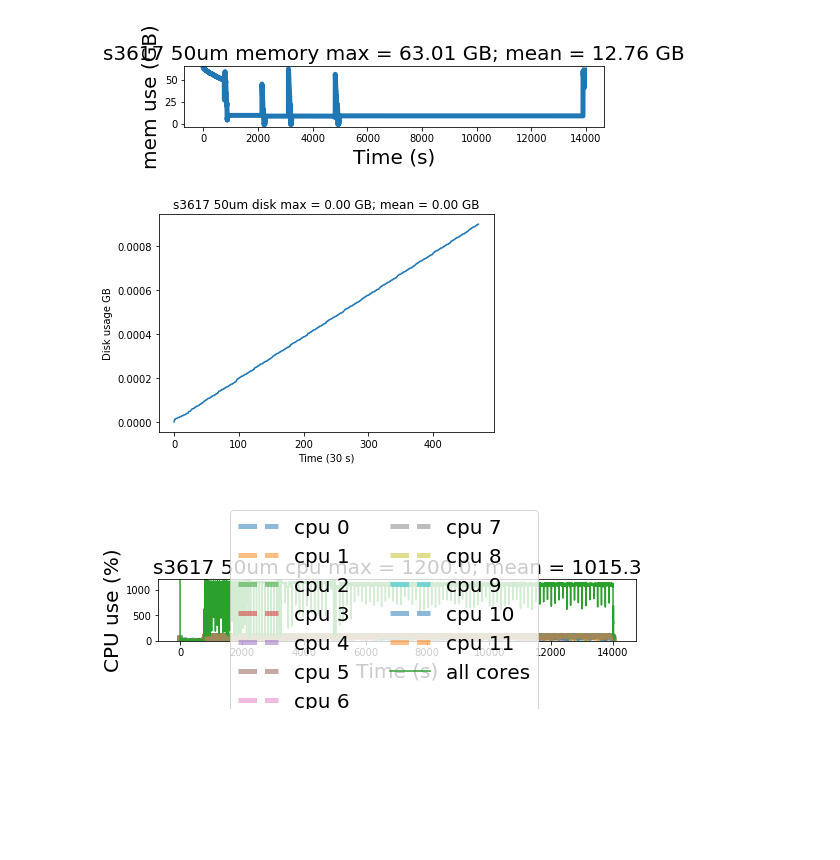
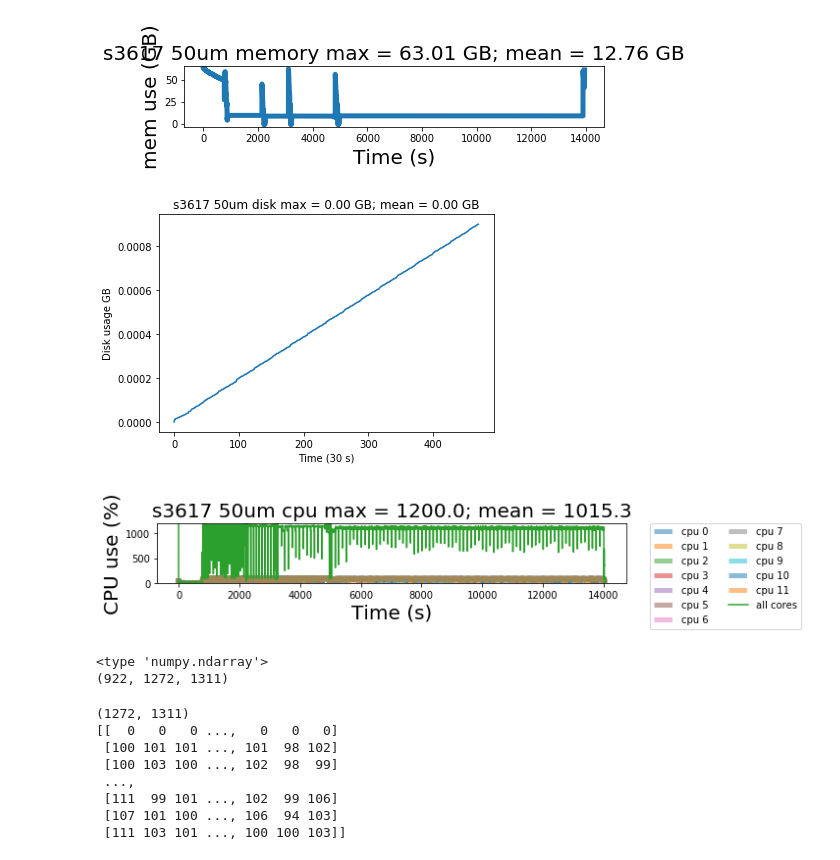
Before and after one commit to neurodata-cobalt/cobalt, a Jupyter notebook: docs/jliu118/registration_profiling/ndreg_profiling.ipynb, the cells around one changed output. Cells and saved outputs as stored; diff of their text form; code cells hidden in the pictures; blank space fills up the shorter version.

Commit message:
edited the graphs in the notebook

```diff
--- a/docs/jliu118/registration_profiling/ndreg_profiling.ipynb
+++ b/docs/jliu118/registration_profiling/ndreg_profiling.ipynb
@@ -43,7 +43,9 @@ def cpu_function(infile, dataset):
 
     labels = [h.get_label() for h in lines]
 
-    fig.legend(handles=lines, labels=labels, loc='lower center', prop={'size':20},ncol=2, bbox_to_anchor=(0.5, -.14))
+#     fig.legend(handles=lines, labels=labels, loc='lower center', prop={'size':20},ncol=2, bbox_to_anchor=(0.5, -.14))
+#     fig.legend(handles=lines, labels=labels, loc=3, prop={'size':20}, ncol=2, bbox_to_anchor=(0.5, -.14))
+    plt.legend(handles=lines, labels=labels, bbox_to_anchor=(1.05, 1), ncol=2, loc=2, borderaxespad=0.)
     ax.set_ylabel('CPU use (%)', fontsize=20)
     ax.set_ylim([0, max(total)+10])
     ax.set_xlabel('Time (s)', fontsize=20)
@@ -66,15 +68,15 @@ def disk_function(infile, dataset):
     ax.set_title('%s max = %.2f GB; mean = %.2f GB' % (dataset, max(testar) - np.min(testar), np.mean(testar) - np.min(testar)))
     return fig
 # %%
-memfig = memory_function('profiling_output/mem.txt', 's3617 50um memory')
-diskfig = disk_function('profiling_output/disk.txt', 's3617 50um disk')
-cpufig = cpu_function('profiling_output/cpu.txt', 's3617 50um cpu')
+memfig = memory_function('profiling_output_2/mem.txt', 's3617 50um memory')
+diskfig = disk_function('profiling_output_2/disk.txt', 's3617 50um disk')
+cpufig = cpu_function('profiling_output_2/cpu.txt', 's3617 50um cpu')
 # display(Image(filename='/data/BIDs_test/sub-0025864/outputs/qa/sub-0025864_ses-1_bold/reg/func/align/template/fnirt_score_851/sub-0025864_ses-1_bold_aligned_epi2temp.png'))
 memfig.show()
 diskfig.show()
 cpufig.show()
 # %% [output]
 [figure]
 [figure]
-[figure, old version]
+[figure, new version]
 # %%
@@ -81,0 +84,21 @@ image_2 = sitk.ReadImage('s3617_cutout.tif')
+# %%
+imgArr = sitk.GetArrayFromImage(sampleImgReoriented)
+print(type(imgArr))
+print(imgArr.shape)
+# %% [output]
+<type 'numpy.ndarray'>
+(922, 1272, 1311)
+# %%
+loaded_tiff_slice = imgArr[700,:,:]
+
+print(loaded_tiff_slice.shape)
+print(loaded_tiff_slice)
+# %% [output]
+(1272, 1311)
+[[  0   0   0 ...,   0   0   0]
+ [100 101 101 ..., 101  98 102]
+ [100 103 100 ..., 102  98  99]
+ ...,
+ [111  99 101 ..., 102  99 106]
+ [107 101 100 ..., 106  94 103]
+ [111 103 101 ..., 100 100 103]]
```
Also changed, not shown: parts of 4 cells of this notebook, 3 other files.
